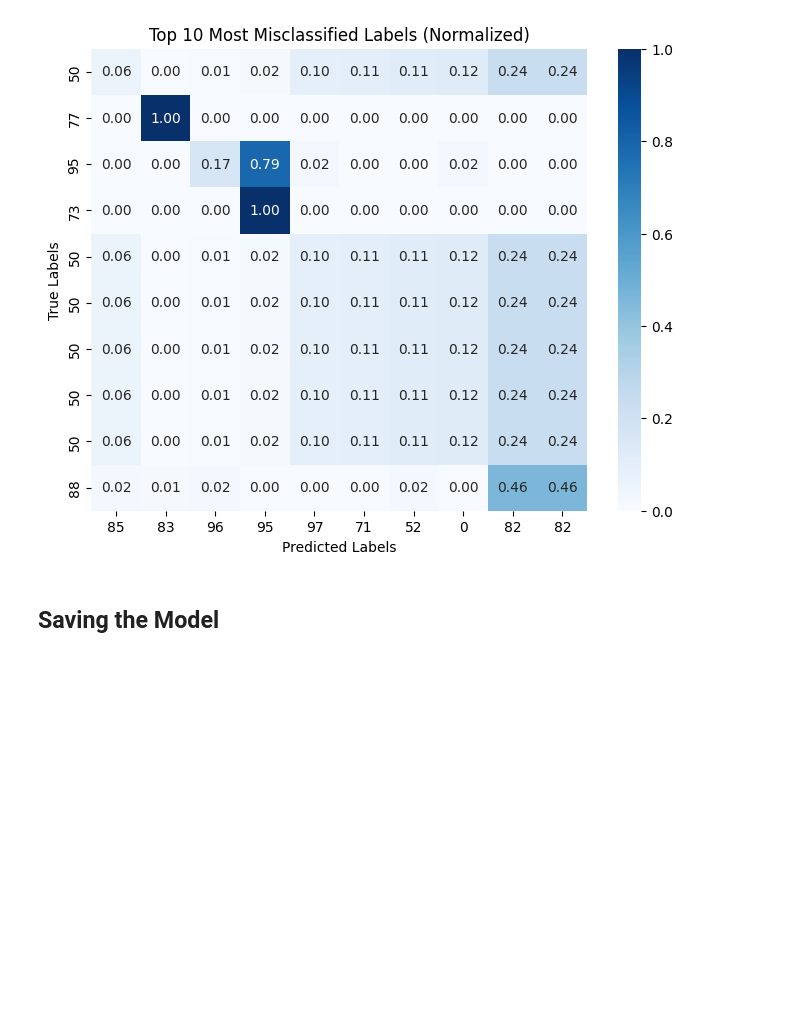
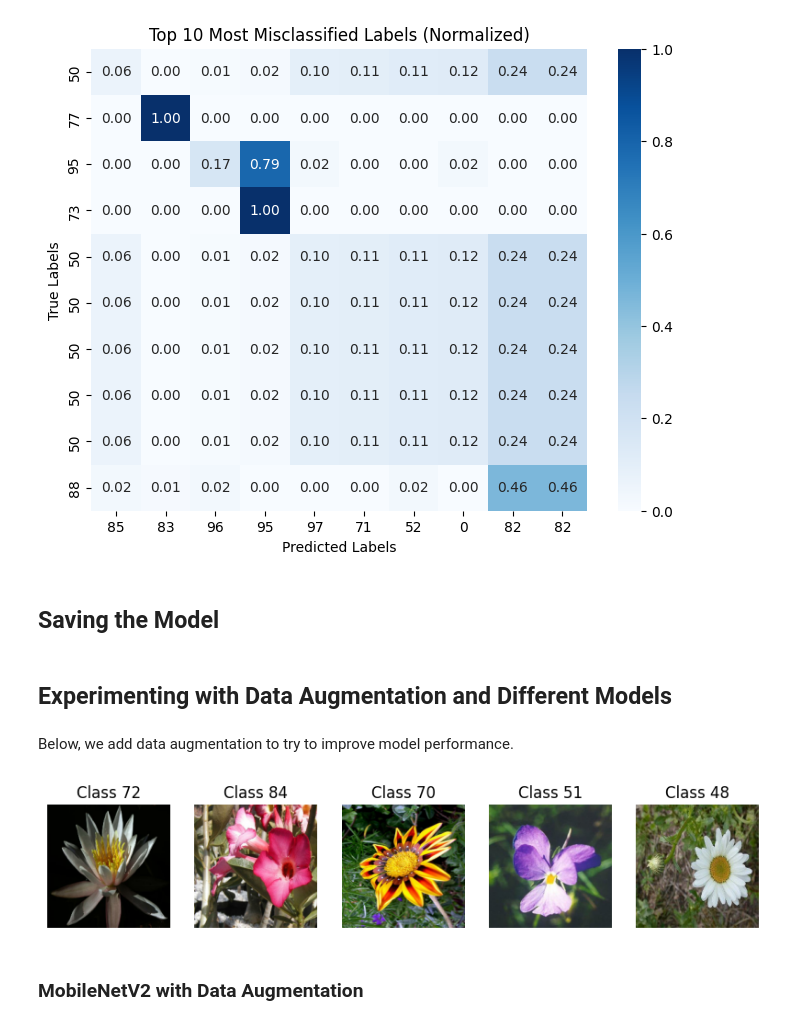
Before and after one commit to shanjali/Flower-Identifier, a Jupyter notebook: flower_finetuned_model.ipynb, the cells around one changed output. Saved outputs shown, nothing was run; the diff lists cells and outputs as text; code cells hidden in the pictures; blank space fills up the shorter version.

Commit message:
Experimenting with other models

```diff
--- a/flower_finetuned_model.ipynb
+++ b/flower_finetuned_model.ipynb
@@ -246,3 +246,64 @@ plt.show()
 ## Saving the Model
 # %%
 model.save('flower_identifier_model.keras')
+# %% [markdown]
+## Experimenting with Data Augmentation and Different Models
+# %% [markdown]
+Below, we add data augmentation to try to improve model performance.
+# %%
+# Define the data augmentation pipeline
+data_augmentation = tf.keras.Sequential([
+    tf.keras.layers.RandomFlip('horizontal'),  # Random horizontal flip
+    tf.keras.layers.RandomRotation(0.2),       # Random rotation
+    tf.keras.layers.RandomZoom(0.2),           # Random zoom
+    tf.keras.layers.RandomTranslation(0.1, 0.1) # Random translation
+])
+
+# Function to preprocess images and apply augmentation during training
+def preprocess_image(image, label, is_training=True):
+    # Resize and normalize the images
+    image = tf.image.resize(image, (224, 224))
+    image = tf.cast(image, tf.float32) / 255.0
+
+    # Apply data augmentation only during training
+    if is_training:
+        image = data_augmentation(image)
+
+    return image, label
+
+# Function to create original and augmented dataset
+def create_combined_dataset(original_dataset, batch_size=16):
+    augmented_images = original_dataset.map(lambda image, label: preprocess_image(image, label, is_training=True))
+    original_images = original_dataset.map(lambda image, label: preprocess_image(image, label, is_training=False))
+
+    # Concatenate original and augmented images
+    combined_dataset = original_images.concatenate(augmented_images)
+    combined_dataset = combined_dataset.batch(batch_size).prefetch(tf.data.AUTOTUNE)
+
+    return combined_dataset
+
+# Create the combined training dataset with original and augmented images
+train_dataset = create_combined_dataset(train_dataset, batch_size=16)
+val_dataset = val_dataset.map(lambda image, label: preprocess_image(image, label, is_training=False)).batch(16).prefetch(tf.data.AUTOTUNE)
+
+# Function to visualize some images from the dataset (both original and augmented)
+def plot_combined_images(dataset, num_images=5):
+    plt.figure(figsize=(10, 10))
+
+    # Loop over the dataset to get individual image batches
+    for i, (image_batch, label_batch) in enumerate(dataset.take(1)):  # Only take the first batch for visualization
+        for j in range(num_images):
+            image = image_batch[j].numpy()  # Get the j-th image in the batch
+            plt.subplot(1, num_images, j+1)  # Plot in a row of num_images
+            plt.imshow(image)  # Show the image
+            plt.axis('off')
+            plt.title(f'Class {label_batch[j].numpy()}')
+
+    plt.show()
+
+# Plot some original and augmented images
+plot_combined_images(train_dataset)
+# %% [output]
+[figure, added]
+# %% [markdown]
+### MobileNetV2 with Data Augmentation
```
Also changed, not shown: parts of 13 cells of this notebook.
